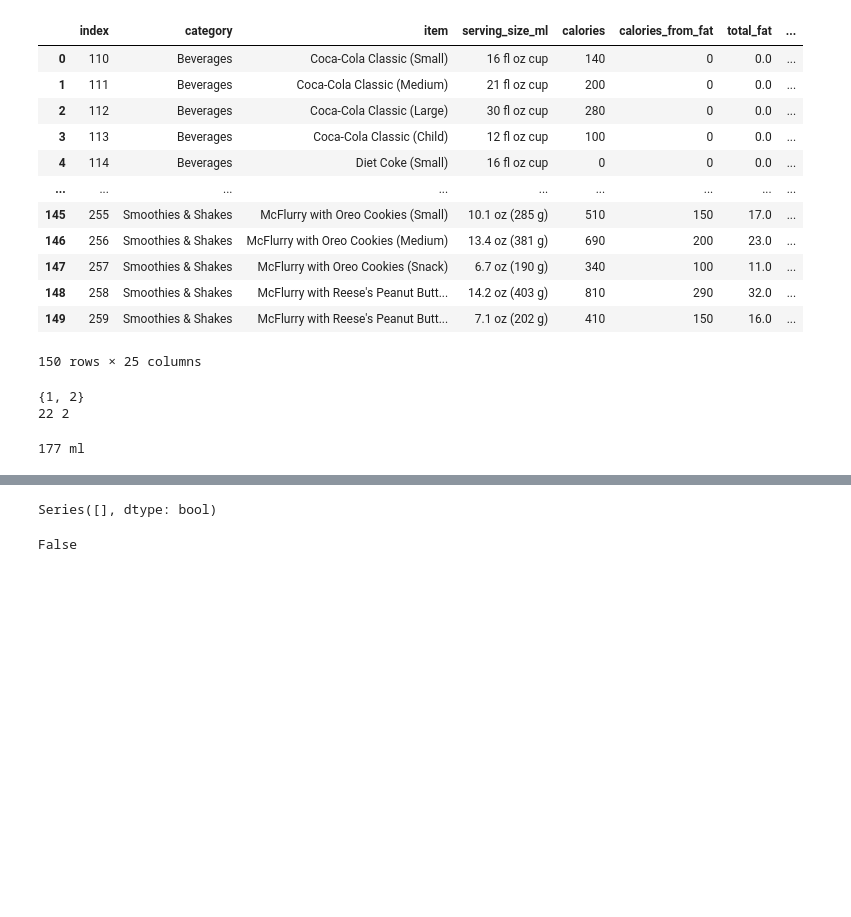
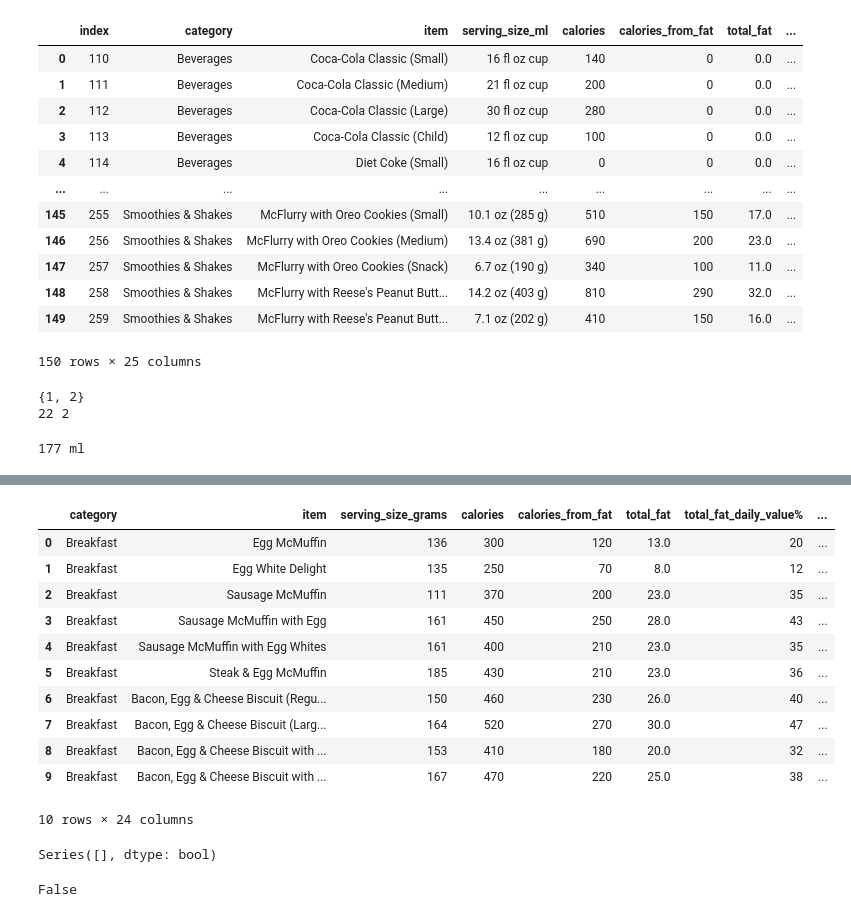
Before and after one commit to mfernandamirabile/C-Users-ferna-McDonaldsMenu-Analysis, a Jupyter notebook: app.ipynb, the cells around one changed output, grey strips where cells are left out. Saved outputs shown, nothing was run; the diff lists cells and outputs as text; code cells hidden in the pictures; blank space fills up the shorter version.

```diff
--- a/app.ipynb
+++ b/app.ipynb
@@ -306,3 +287,18 @@ display(drink_df, food_df)
+# %%
+food_df.head(10)
+# %% [output]
+|  | category | item | serving_size_grams | calories | calories_from_fat | total_fat | total_fat_daily_value% | ... |
+| 0 | Breakfast | Egg McMuffin | 136 | 300 | 120 | 13.0 | 20 | ... |
+| 1 | Breakfast | Egg White Delight | 135 | 250 | 70 | 8.0 | 12 | ... |
+| 2 | Breakfast | Sausage McMuffin | 111 | 370 | 200 | 23.0 | 35 | ... |
+| 3 | Breakfast | Sausage McMuffin with Egg | 161 | 450 | 250 | 28.0 | 43 | ... |
+| 4 | Breakfast | Sausage McMuffin with Egg Whites | 161 | 400 | 210 | 23.0 | 35 | ... |
+| 5 | Breakfast | Steak & Egg McMuffin | 185 | 430 | 210 | 23.0 | 36 | ... |
+| 6 | Breakfast | Bacon, Egg & Cheese Biscuit (Regu... | 150 | 460 | 230 | 26.0 | 40 | ... |
+| 7 | Breakfast | Bacon, Egg & Cheese Biscuit (Larg... | 164 | 520 | 270 | 30.0 | 47 | ... |
+| 8 | Breakfast | Bacon, Egg & Cheese Biscuit with ... | 153 | 410 | 180 | 20.0 | 32 | ... |
+| 9 | Breakfast | Bacon, Egg & Cheese Biscuit with ... | 167 | 470 | 220 | 25.0 | 38 | ... |
+10 rows × 24 columns
 # %%
 null_values = drink_df[drink_df['unit'].isnull()]
 null_values_lines = null_values.any(axis=1)
```
Also changed, not shown: parts of 11 cells of this notebook.
